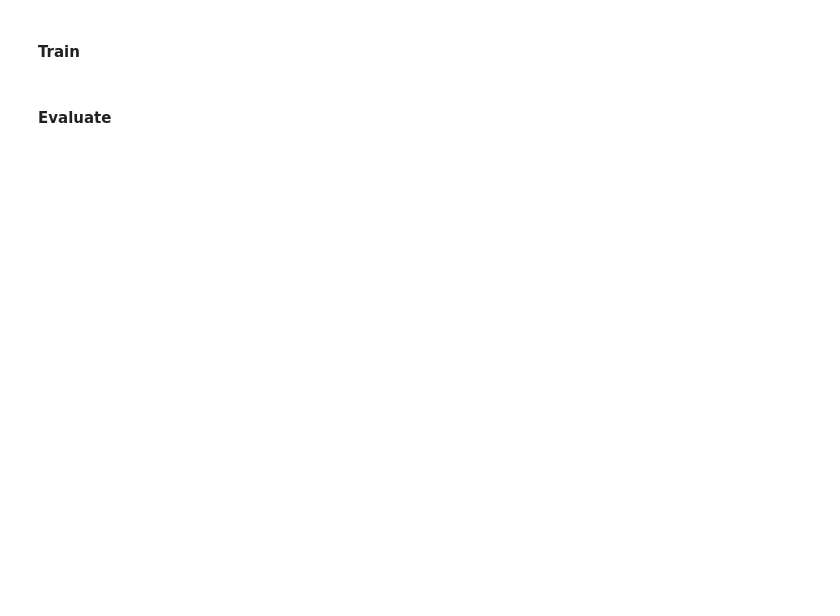
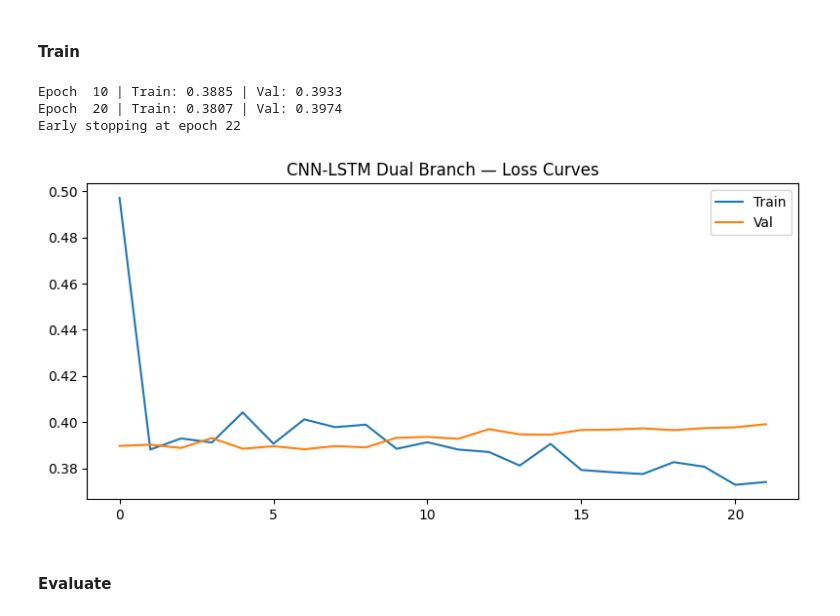
Before and after one commit to DeelakaDias/Preventing-Mechanism, a Jupyter notebook: All Models/03_CNN_LSTM.ipynb, the cells around one changed output. Drawn from its saved outputs; the diff is of its cells as text; code cells hidden in the pictures; blank space fills up the shorter version.

```diff
--- a/All Models/03_CNN_LSTM.ipynb
+++ b/All Models/03_CNN_LSTM.ipynb
@@ -137,34 +143,39 @@ for epoch in range(EPOCHS):
         batch_losses.append(loss.item())
 
     model.eval()
     with torch.no_grad():
         val_loss = criterion(model(X_test), y_test).item()
     train_loss = np.mean(batch_losses)
     train_losses.append(train_loss)
     val_losses.append(val_loss)
     scheduler.step(val_loss)
 
     if val_loss < best_val_loss:
         best_val_loss = val_loss
         torch.save(model.state_dict(), 'best_cnn_lstm.pt')
         patience_counter = 0
     else:
         patience_counter += 1
         if patience_counter >= PATIENCE:
             print(f'Early stopping at epoch {epoch+1}')
             break
 
-    if (epoch+1) % 10 == 0:
+    if (epoch+1) % 1 == 0:
         print(f'Epoch {epoch+1:3d} | Train: {train_loss:.4f} | Val: {val_loss:.4f}')
 
 plt.figure(figsize=(8,4))
 plt.plot(train_losses, label='Train')
 plt.plot(val_losses, label='Val')
 plt.title('CNN-LSTM Dual Branch — Loss Curves')
 plt.legend()
 plt.tight_layout()
 plt.savefig('cnn_lstm_loss.png', dpi=150)
 plt.show()
+# %% [output]
+Epoch  10 | Train: 0.3885 | Val: 0.3933
+Epoch  20 | Train: 0.3807 | Val: 0.3974
+Early stopping at epoch 22
+[figure, added]
 # %% [markdown]
 #### Evaluate
 # %%
```
Also changed, not shown: parts of 4 cells of this notebook, 33 other files.
